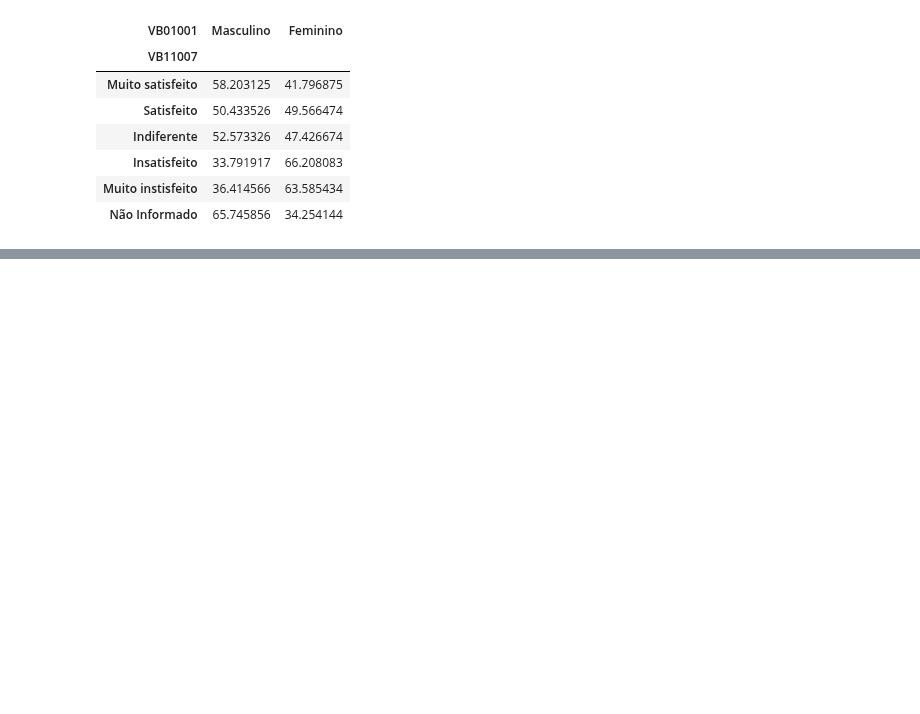
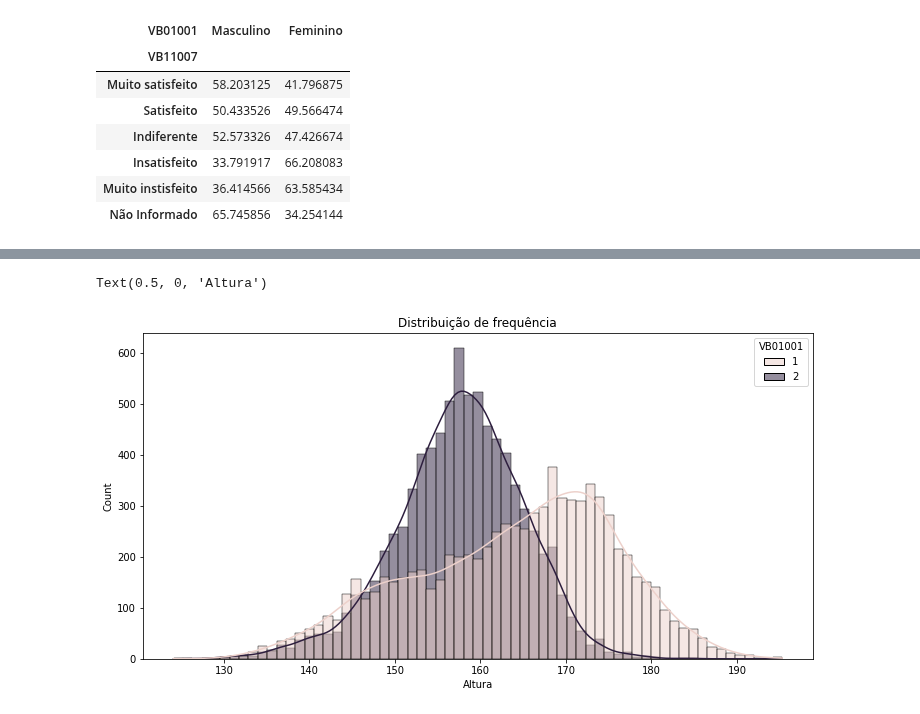
Before and after one commit to GuilhermeRuy97/BootcampDataScience, a Jupyter notebook: modulo_3_bootcamp_Data_Science.ipynb, the cells around one changed output, grey strips where cells are left out. Cells and saved outputs as stored; diff of their text form; code cells hidden in the pictures; blank space fills up the shorter version.

```diff
--- a/modulo_3_bootcamp_Data_Science.ipynb
+++ b/modulo_3_bootcamp_Data_Science.ipynb
@@ -404,0 +426,10 @@ frequencia_cruzada
+# %%
+#Comparando a altura entre os sexos
+
+ax = sns.histplot(x = "VB17004", data = dados, kde = True, hue = "VB01001")
+ax.figure.set_size_inches(12, 6)
+ax.set_title("Distribuição de frequência")
+ax.set_xlabel("Altura")
+# %% [output]
+Text(0.5, 0, 'Altura')
+[figure, added]
```
Also changed, not shown: parts of 4 cells of this notebook.
